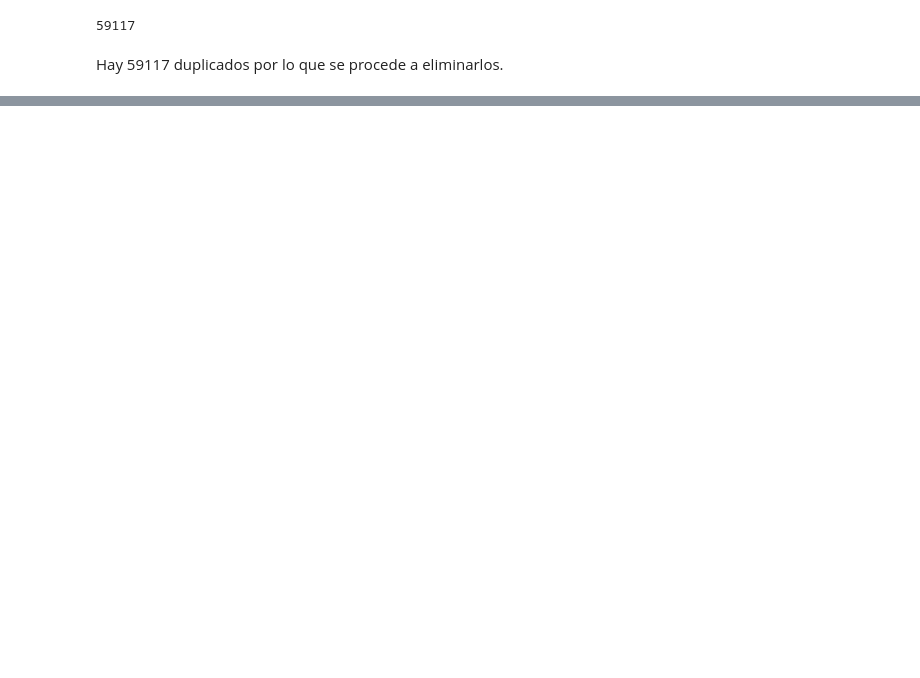
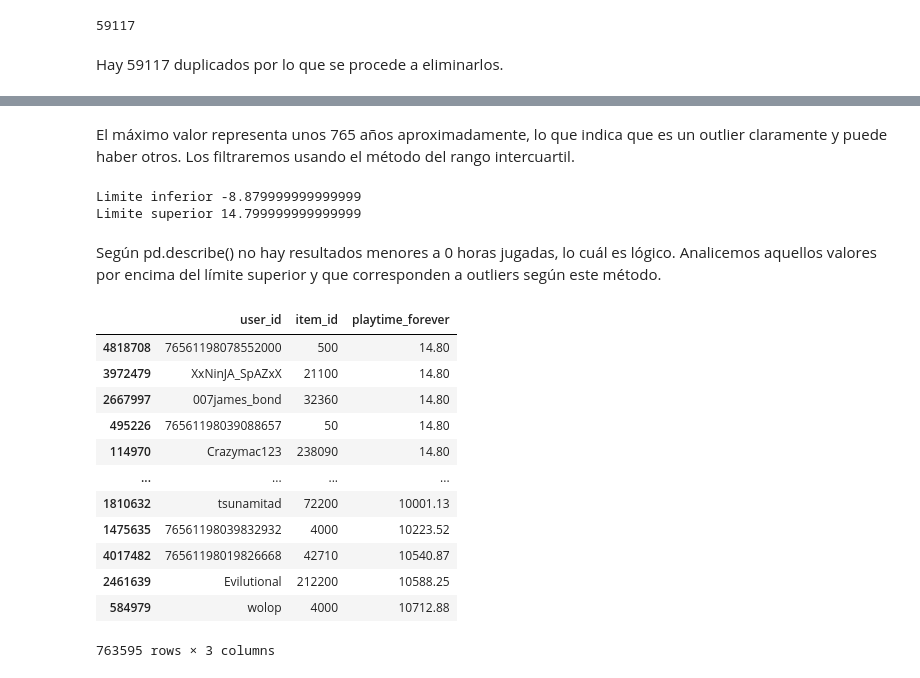
Before and after one commit to dsdrajlin/PI-MLOPs, a Jupyter notebook: ETL.ipynb, the cells around one changed output, grey strips where cells are left out. Saved outputs shown, nothing was run; the diff lists cells and outputs as text; code cells hidden in the pictures; blank space fills up the shorter version.

```diff
--- a/ETL.ipynb
+++ b/ETL.ipynb
@@ -1168,0 +1172,2 @@ dtype: float64
+# %%
+items_df.playtime_forever = (items_df.playtime_forever / 60).round(2)
@@ -1168,0 +1186,34 @@ dtype: float64
+# %% [markdown]
+El máximo valor representa unos 765 años aproximadamente, lo que indica que es un outlier claramente y puede haber otros. Los filtraremos usando el método del rango intercuartil.
+# %%
+Q1 = items_df.playtime_forever.quantile(0.25)
+Q3 = items_df.playtime_forever.quantile(0.75)
+IQR = Q3 - Q1
+limite_inferior = Q1 - 1.5 * IQR
+limite_superior = Q3 + 1.5 * IQR
+
+print("Limite inferior", limite_inferior)
+print("Limite superior", limite_superior)
+# %% [output]
+Limite inferior -8.879999999999999
+Limite superior 14.799999999999999
+# %% [markdown]
+Según pd.describe() no hay resultados menores a 0 horas jugadas, lo cuál es lógico. Analicemos aquellos valores por encima del límite superior y que corresponden a outliers según este método.
+# %%
+mask = items_df.playtime_forever > limite_superior
+
+items_df[mask].sort_values("playtime_forever")
+# %% [output]
+|  | user_id | item_id | playtime_forever |
+| 4818708 | 76561198078552000 | 500 | 14.80 |
+| 3972479 | XxNinJA_SpAZxX | 21100 | 14.80 |
+| 2667997 | 007james_bond | 32360 | 14.80 |
+| 495226 | 76561198039088657 | 50 | 14.80 |
+| 114970 | Crazymac123 | 238090 | 14.80 |
+| ... | ... | ... | ... |
+| 1810632 | tsunamitad | 72200 | 10001.13 |
+| 1475635 | 76561198039832932 | 4000 | 10223.52 |
+| 4017482 | 76561198019826668 | 42710 | 10540.87 |
+| 2461639 | Evilutional | 212200 | 10588.25 |
+| 584979 | wolop | 4000 | 10712.88 |
+763595 rows × 3 columns
```
Also changed, not shown: parts of 18 cells of this notebook, 2 other files.
